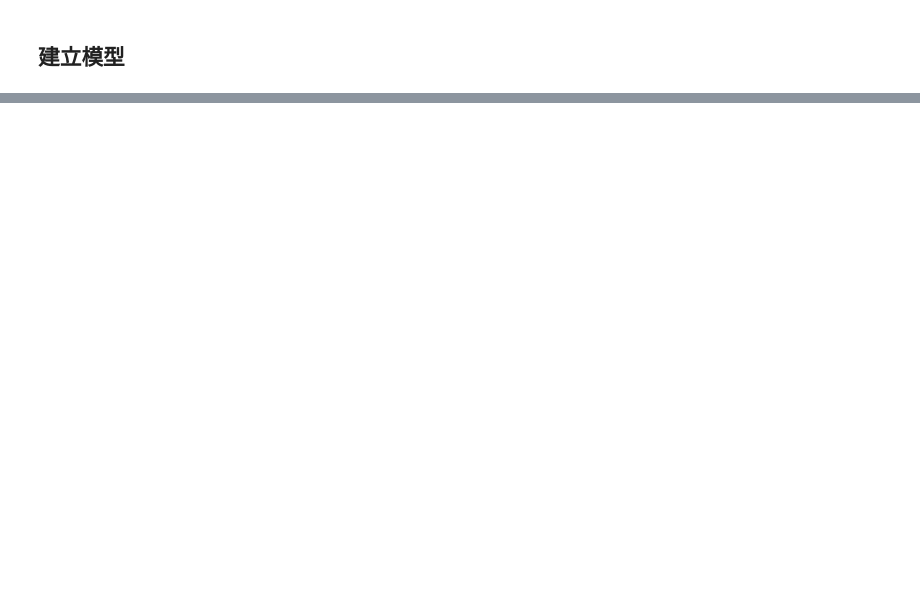
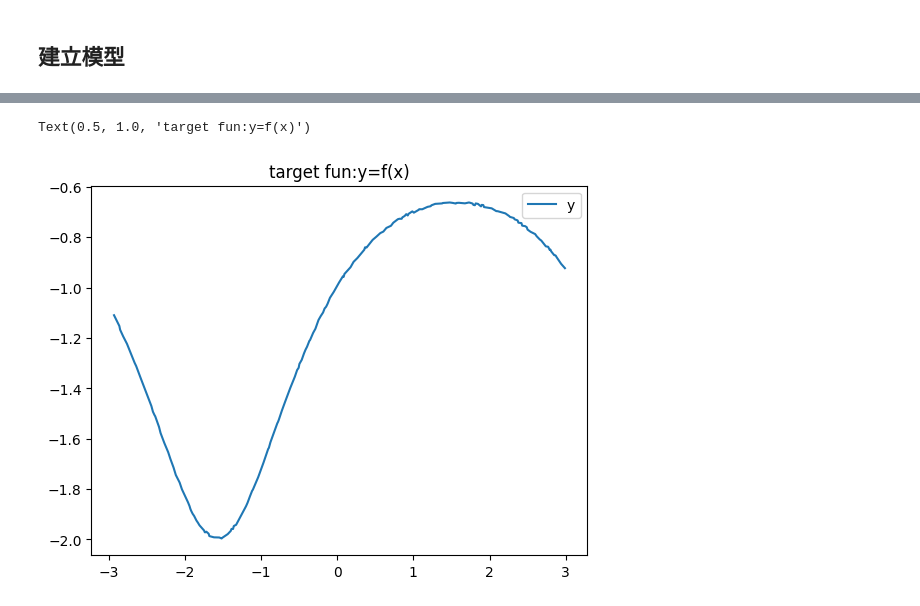
Before and after one commit to yanweiyue/TJDLHw2_2, a Jupyter notebook: fnn_numpy_fun.ipynb, the cells around one changed output, grey strips where cells are left out. Cells and saved outputs as stored; diff of their text form; code cells hidden in the pictures; blank space fills up the shorter version.

```diff
--- a/fnn_numpy_fun.ipynb
+++ b/fnn_numpy_fun.ipynb
@@ -223,0 +169,7 @@ plt.plot(test_x.flatten(),test_y.flatten(),color='red')
+# %%
+plt.plot(test_x.flatten(),test_y.flatten())
+plt.legend("y")
+plt.title("target fun:y=f(x)")
+# %% [output]
+Text(0.5, 1.0, 'target fun:y=f(x)')
+[figure, added]
```
Also changed, not shown: parts of 13 cells of this notebook, 10 other files.
